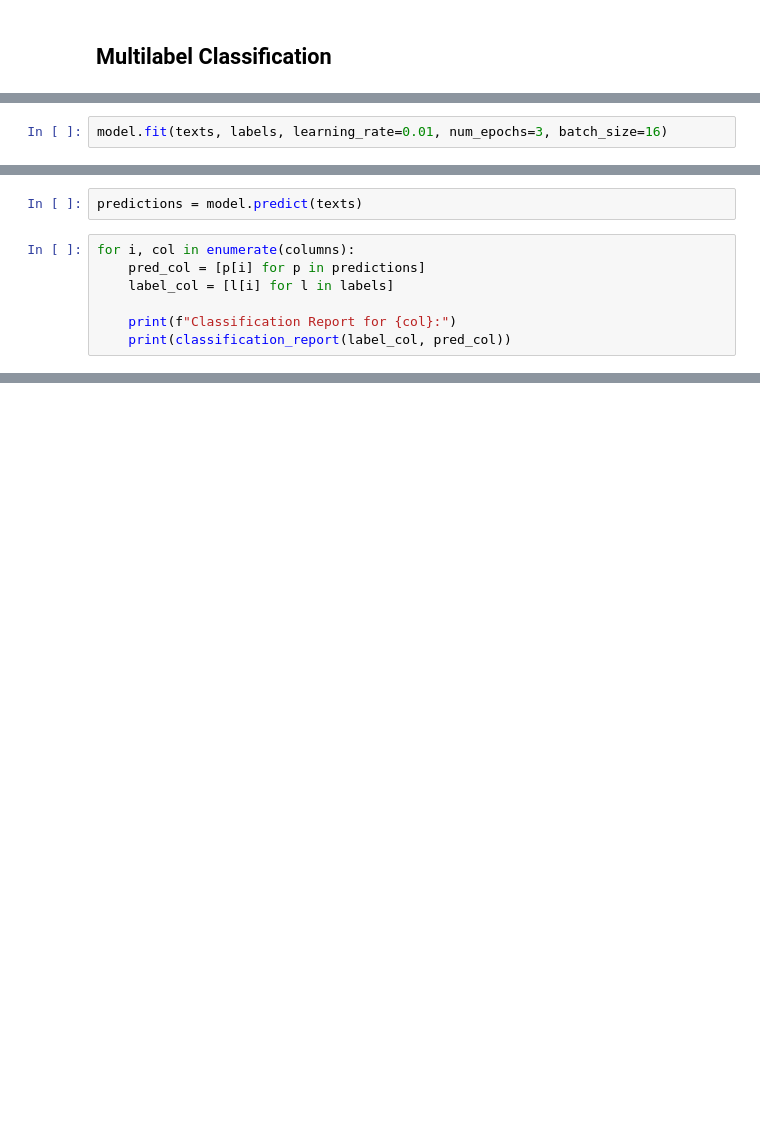
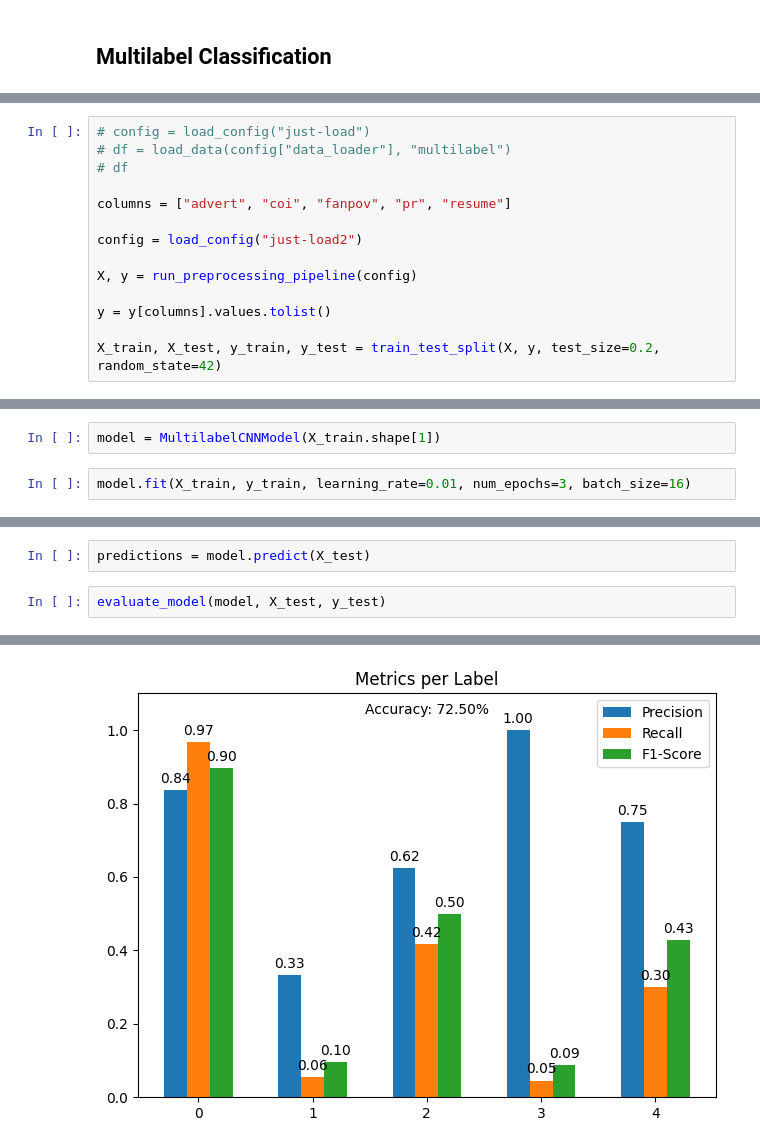
Before and after one commit to RobinSuxdorf/projektpraktikum-ws24-quality-of-wikipedia-articles, a Jupyter notebook: cnn_notebook.ipynb, the cells around one changed output, grey strips where cells are left out. Drawn from its saved outputs; the diff is of its cells as text; blank space fills up the shorter version.

Commit message:
Fixed multilabel approach

```diff
--- a/cnn_notebook.ipynb
+++ b/cnn_notebook.ipynb
@@ -103,0 +90,14 @@ labels = df[columns].values.tolist()
+# %%
+# config = load_config("just-load")
+# df = load_data(config["data_loader"], "multilabel")
+# df
+
+columns = ["advert", "coi", "fanpov", "pr", "resume"]
+
+config = load_config("just-load2")
+
+X, y = run_preprocessing_pipeline(config)
+
+y = y[columns].values.tolist()
+
+X_train, X_test, y_train, y_test = train_test_split(X, y, test_size=0.2, random_state=42)
@@ -104,2 +121,4 @@ labels = df[columns].values.tolist()
+# %%
+model = MultilabelCNNModel(X_train.shape[1])
 # %%
-model.fit(texts, labels, learning_rate=0.01, num_epochs=3, batch_size=16)
+model.fit(X_train, y_train, learning_rate=0.01, num_epochs=3, batch_size=16)
@@ -106,9 +129,5 @@ model.fit(texts, labels, learning_rate=0.01, num_epochs=3, batch_size=16)
 # %%
-predictions = model.predict(texts)
+predictions = model.predict(X_test)
-# %%
-for i, col in enumerate(columns):
-    pred_col = [p[i] for p in predictions]
-    label_col = [l[i] for l in labels]
-
-    print(f"Classification Report for {col}:")
-    print(classification_report(label_col, pred_col))
+# %%
+evaluate_model(model, X_test, y_test)
+# %% [output]
@@ -114,0 +151 @@ for i, col in enumerate(columns):
+[figure, added]
```
Also changed, not shown: parts of 8 cells of this notebook, 2 other files.
